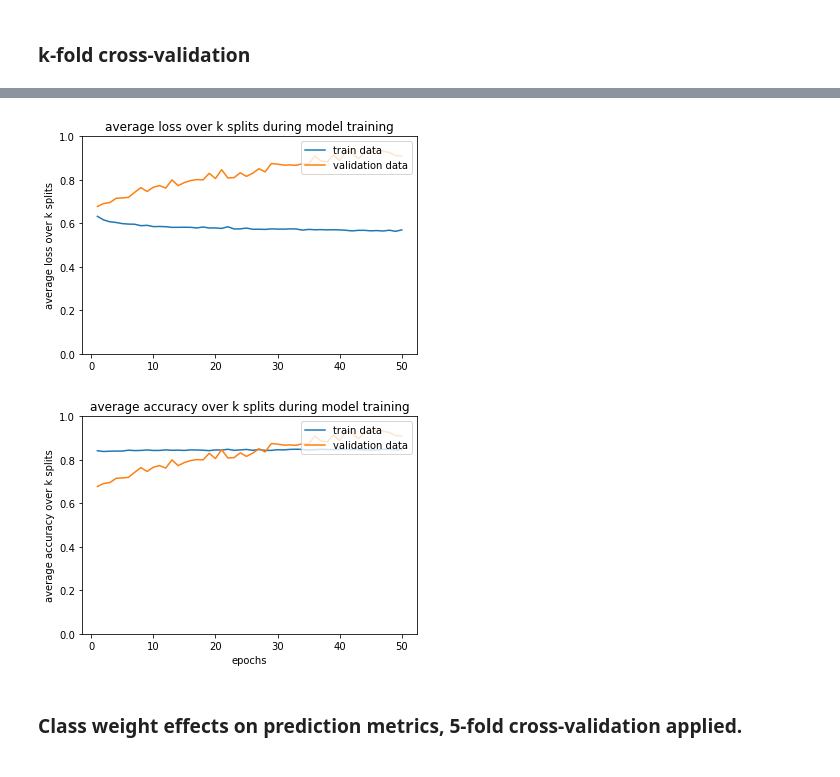
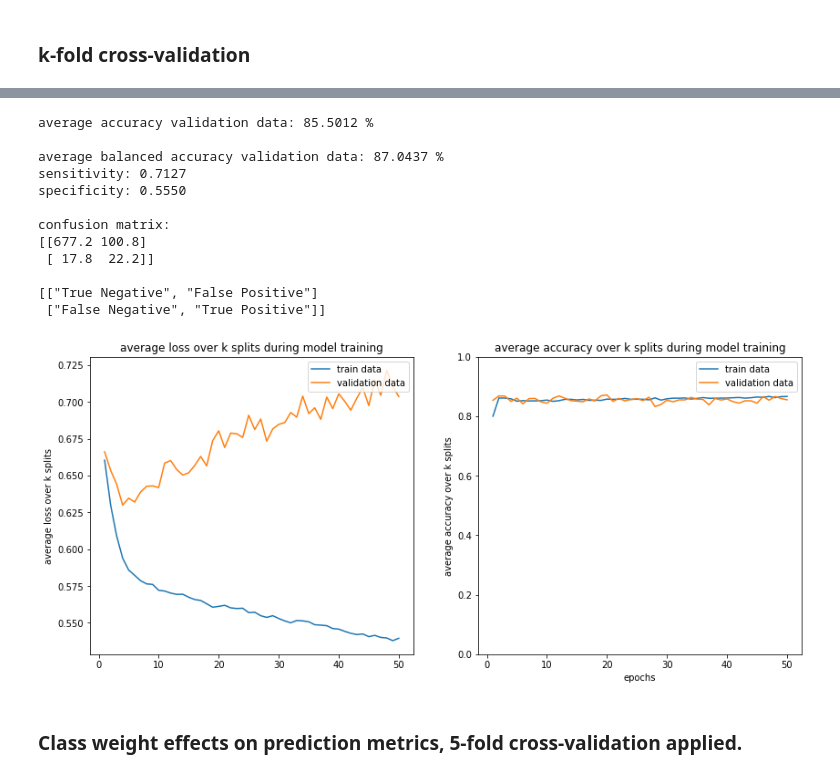
Before and after one commit to koenc100/Project-AI-minor, a Jupyter notebook: code/deep neural network - with crossvalidation.ipynb, the cells around one changed output, grey strips where cells are left out. Drawn from its saved outputs; the diff is of its cells as text; code cells hidden in the pictures.

Commit message:
DNN cross-validation file updated (adding layers)

```diff
--- a/code/deep neural network - with crossvalidation.ipynb
+++ b/code/deep neural network - with crossvalidation.ipynb
@@ -185,0 +173,15 @@ confusion matrix:
+# %%
+model = get_model(train_data, hidden_layers=2, nodes=[25, 15], dropout=True, dropout_rate=[0.1, 0.1])
+
+# Train and predict
+predictions_train, predictions_test, history = train_and_predict(model, train_data,
+                                                        train_labels, test_data, test_labels,
+                                                        class_weight = 10, plot=True,
+                                                        epochs=100, verbose=0)
+
+# Print metrics
+print('train metrics: \n')
+accuracy_train, balanced_accuracy_train = get_metrics(train_labels, predictions_train, verbose=True)
+
+print('test metrics: \n')
+accuracy_test, balanced_accuracy_test = get_metrics(test_labels, predictions_test, verbose=True)
@@ -415,25 +468,48 @@ avg_acc_train, avg_bal_acc_train, avg_acc_val, avg_bal_acc_val, avg_sens, avg_sp
 # %%
+#  print metrics
+print(f'average accuracy validation data: {avg_acc_val*100:.4f} % \n')
+print(f'average balanced accuracy validation data: {avg_bal_acc_val*100:.4f} %')
+print(f'sensitivity: {avg_sens:.4f}')
+print(f'specificity: {avg_spec:.4f} \n')
+print('confusion matrix: ')
+print(f'{conmat} \n')
+print('[["True Negative", "False Positive"] \n ["False Negative", "True Positive"]] \n')
+
 # plot the loss and accuracy during learning of the model, averaged over k splits using cross-validation
+fig, axs = plt.subplots(1, 2, figsize = (14, 6))
+fig.figsize = (10, 8)
+
+# plot average loss of train and validation data for each epoch
 epochs = len(avg_loss_over_epochs)
-plt.plot(range(1, epochs + 1), avg_loss_over_epochs)
-plt.plot(range(1, epochs + 1), avg_loss_over_epochs_val)
-plt.title('average loss over k splits during model training')
-plt.ylabel('average loss over k splits')
-plt.legend(['train data', 'validation data'], loc='upper right')
-plt.ylim([0,1])
+axs[0].plot(range(1, epochs + 1), avg_loss_over_epochs)
+axs[0].plot(range(1, epochs + 1), avg_loss_over_epochs_val)
+axs[0].set_title('average loss over k splits during model training')
+axs[0].set_ylabel('average loss over k splits')
+axs[0].legend(['train data', 'validation data'], loc='upper right')
+
+# plot average accuracy of train and validation data for each epoch
+axs[1].plot(range(1, epochs + 1), avg_acc_over_epochs)
+axs[1].plot(range(1, epochs + 1), avg_acc_over_epochs_val)
+axs[1].set_title('average accuracy over k splits during model training')
+axs[1].set_xlabel('epochs')
+axs[1].set_ylabel('average accuracy over k splits')
+axs[1].legend(['train data', 'validation data'], loc='upper right')
+axs[1].set_ylim([0,1])
 plt.show()
-
-plt.plot(range(1, epochs + 1), avg_acc_over_epochs)
-plt.plot(range(1, epochs + 1), avg_loss_over_epochs_val)
-plt.title('average accuracy over k splits during model training')
-plt.xlabel('epochs')
-plt.ylabel('average accuracy over k splits')
-plt.legend(['train data', 'validation data'], loc='upper right')
-plt.ylim([0,1])
-plt.show()
 # %% [output]
+average accuracy validation data: 85.5012 %
+
+average balanced accuracy validation data: 87.0437 %
+sensitivity: 0.7127
+specificity: 0.5550
+
+confusion matrix:
+[[677.2 100.8]
+ [ 17.8  22.2]]
+
+[["True Negative", "False Positive"]
+ ["False Negative", "True Positive"]]
-[figure, old version]
+[figure, new version]
-[figure, removed]
 # %% [markdown]
 ### Class weight effects on prediction metrics,  5-fold cross-validation applied.
 # %%
```
Also changed, not shown: parts of 11 cells of this notebook, 2 other files.
